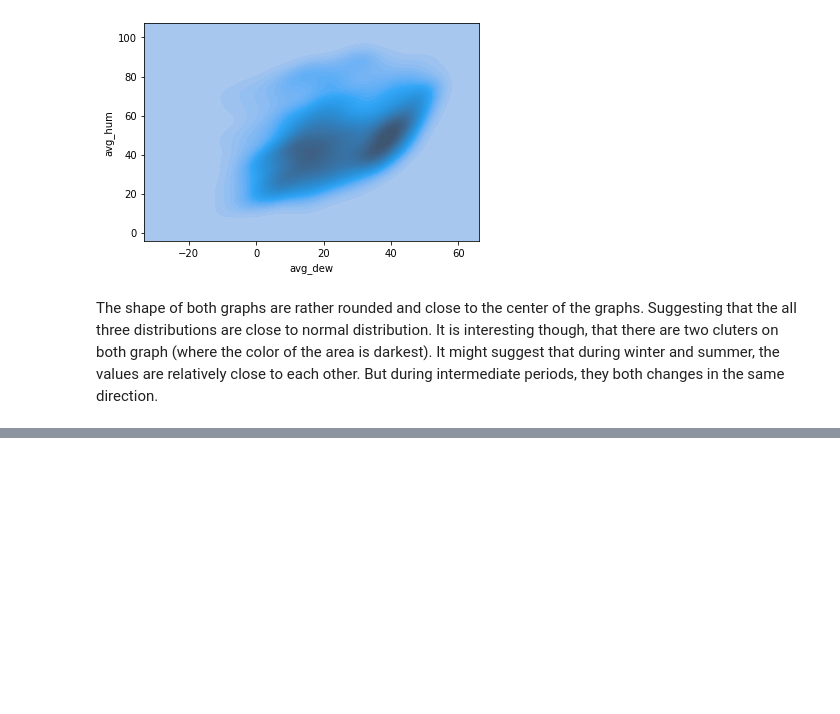
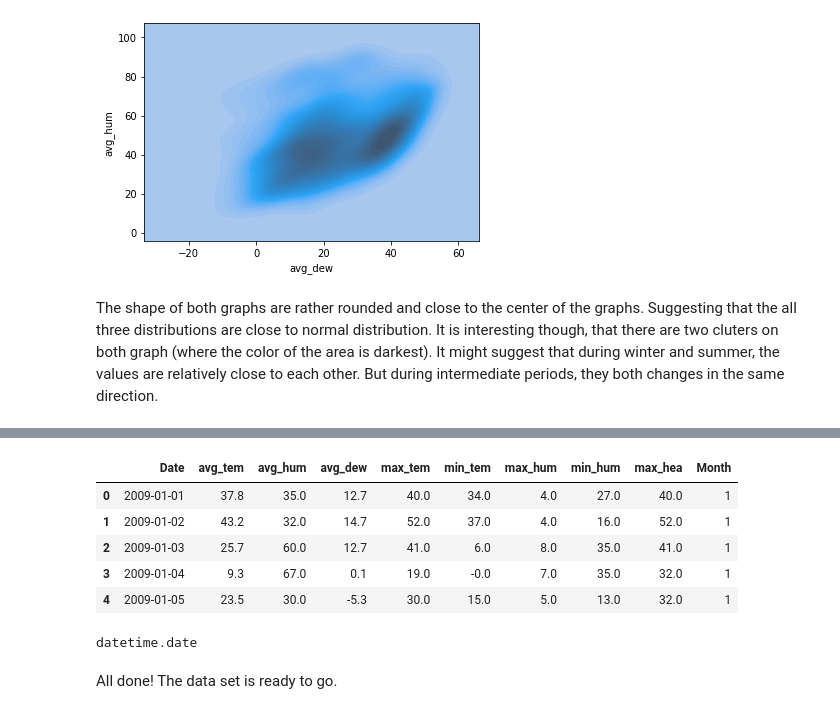
Before and after one commit to ubco-W2022T1-cosc301/project-group29, a Jupyter notebook: notebooks/analysis1.ipynb, the cells around one changed output, grey strips where cells are left out. Cells and saved outputs as stored; diff of their text form; code cells hidden in the pictures; blank space fills up the shorter version.

```diff
--- a/notebooks/analysis1.ipynb
+++ b/notebooks/analysis1.ipynb
@@ -113,0 +174,16 @@ It might suggest that during winter and summer, the values are relatively close
+# %%
+df_3 = pf1.load_and_process(path)
+df_3.head()
+# %% [output]
+|  | Date | avg_tem | avg_hum | avg_dew | max_tem | min_tem | max_hum | min_hum | max_hea | Month |
+| 0 | 2009-01-01 | 37.8 | 35.0 | 12.7 | 40.0 | 34.0 | 4.0 | 27.0 | 40.0 | 1 |
+| 1 | 2009-01-02 | 43.2 | 32.0 | 14.7 | 52.0 | 37.0 | 4.0 | 16.0 | 52.0 | 1 |
+| 2 | 2009-01-03 | 25.7 | 60.0 | 12.7 | 41.0 | 6.0 | 8.0 | 35.0 | 41.0 | 1 |
+| 3 | 2009-01-04 | 9.3 | 67.0 | 0.1 | 19.0 | -0.0 | 7.0 | 35.0 | 32.0 | 1 |
+| 4 | 2009-01-05 | 23.5 | 30.0 | -5.3 | 30.0 | 15.0 | 5.0 | 13.0 | 32.0 | 1 |
+# %%
+type(df_3["Date"][0])
+# %% [output]
+datetime.date
+# %% [markdown]
+All done! The data set is ready to go.
```
Also changed, not shown: parts of 13 cells of this notebook, 1 other file.
